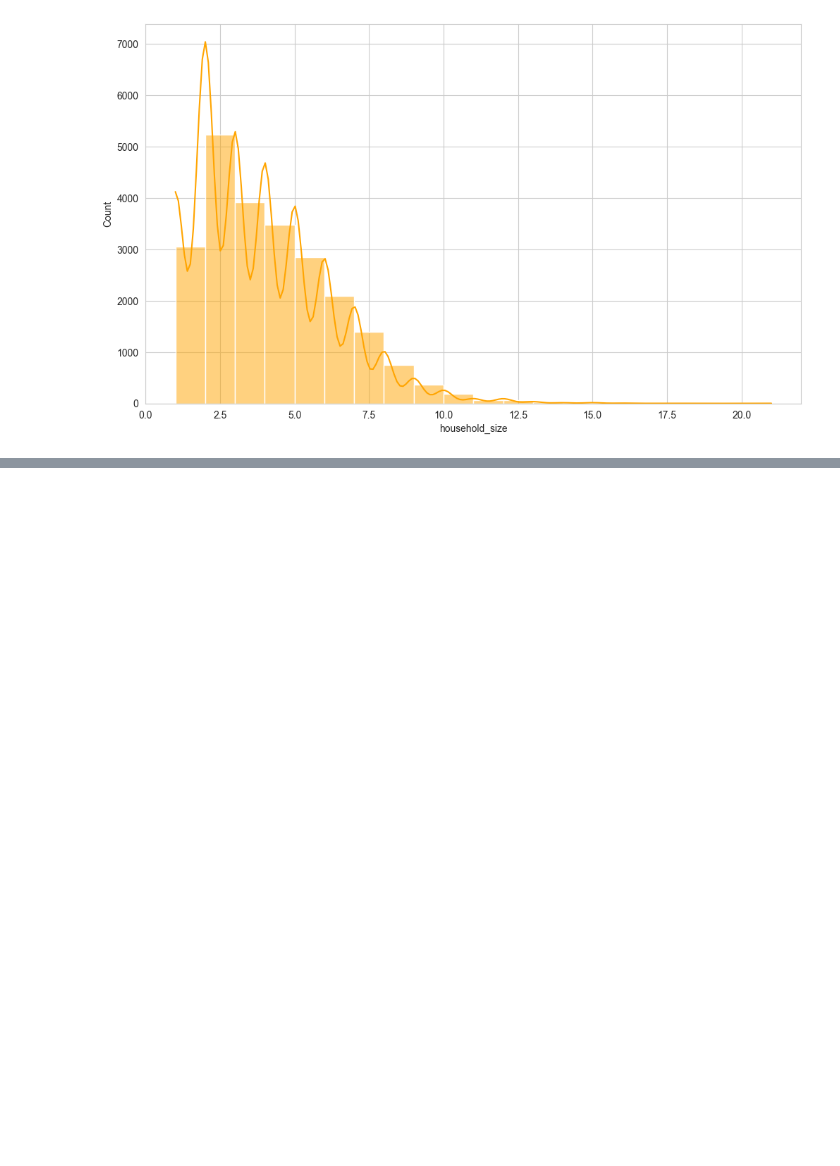
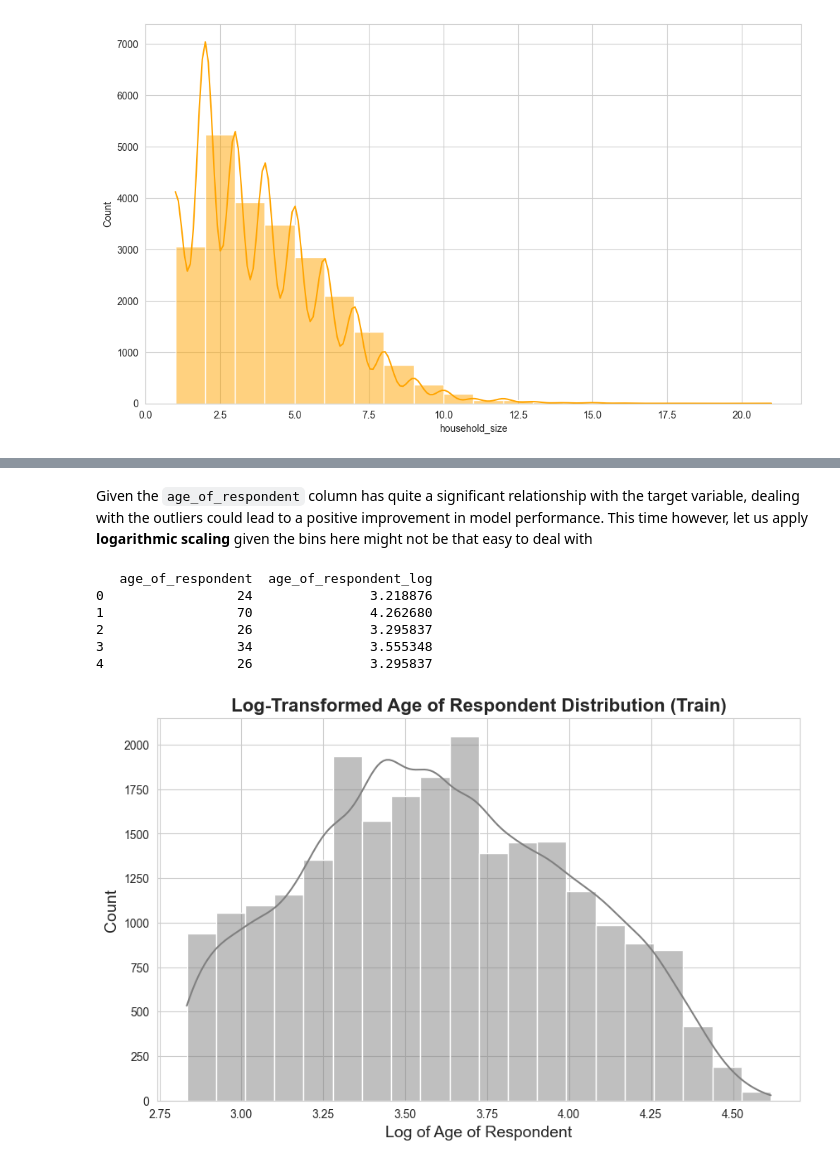
Before and after one commit to KamauGilbert/financial_inclusion_in_africa, a Jupyter notebook: financial_inclusion.ipynb, the cells around one changed output, grey strips where cells are left out. Saved outputs shown, nothing was run; the diff lists cells and outputs as text; code cells hidden in the pictures; blank space fills up the shorter version.

```diff
--- a/financial_inclusion.ipynb
+++ b/financial_inclusion.ipynb
@@ -504,0 +758,25 @@ It is clear that we have outliers in this column. Some of the ways we can deal w
+# %% [markdown]
+Given the `age_of_respondent` column has quite a significant relationship with the target variable, dealing with the outliers could lead to a positive improvement in model performance. This time however, let us apply **logarithmic scaling** given the bins here might not be that easy to deal with
+# %%
+# Apply logarithmic scaling
+train['age_of_respondent_log'] = np.log1p(train['age_of_respondent'])  # np.log1p handles log(0) safely
+
+# Display the transformed column
+print(train[['age_of_respondent', 'age_of_respondent_log']].head())
+# %% [output]
+   age_of_respondent  age_of_respondent_log
+0                 24               3.218876
+1                 70               4.262680
+2                 26               3.295837
+3                 34               3.555348
+4                 26               3.295837
+# %%
+# Visualize the log-transformed household sizes
+plt.figure(figsize=(10, 6))
+sns.histplot(train['age_of_respondent_log'], kde=True, color='grey', bins=20)
+plt.xlabel('Log of Age of Respondent', fontsize=14)
+plt.ylabel('Count', fontsize=14)
+plt.title('Log-Transformed Age of Respondent Distribution (Train)', fontsize=16, fontweight='bold')
+plt.show()
+# %% [output]
+[figure, added]
```
Also changed, not shown: parts of 28 cells of this notebook.
